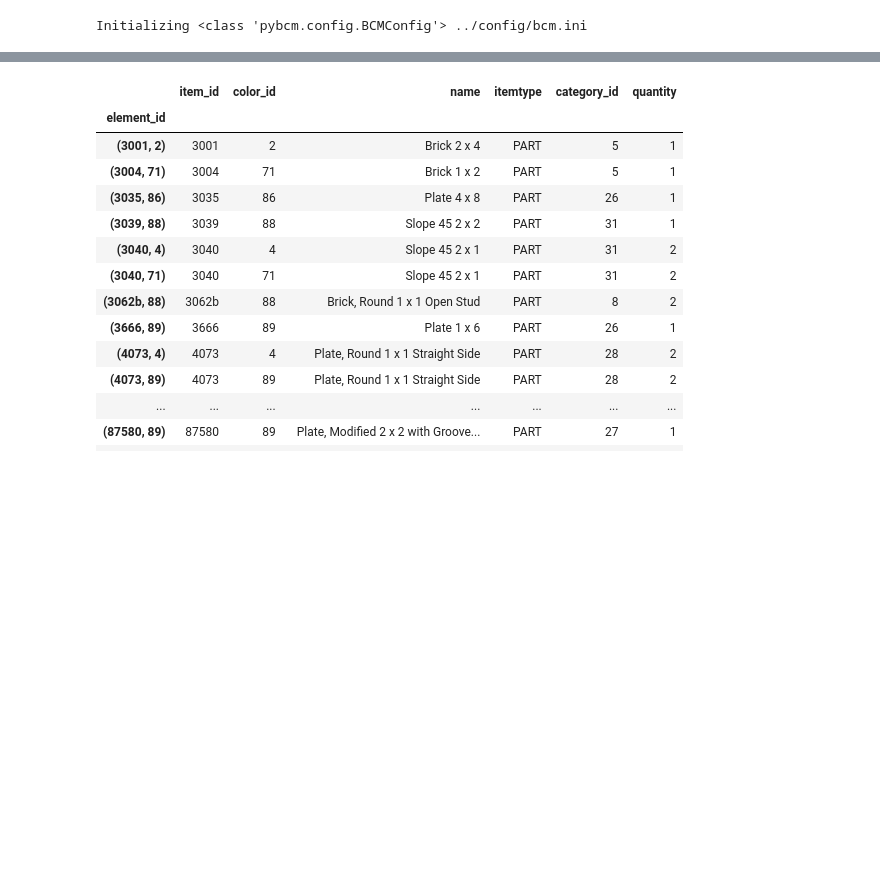
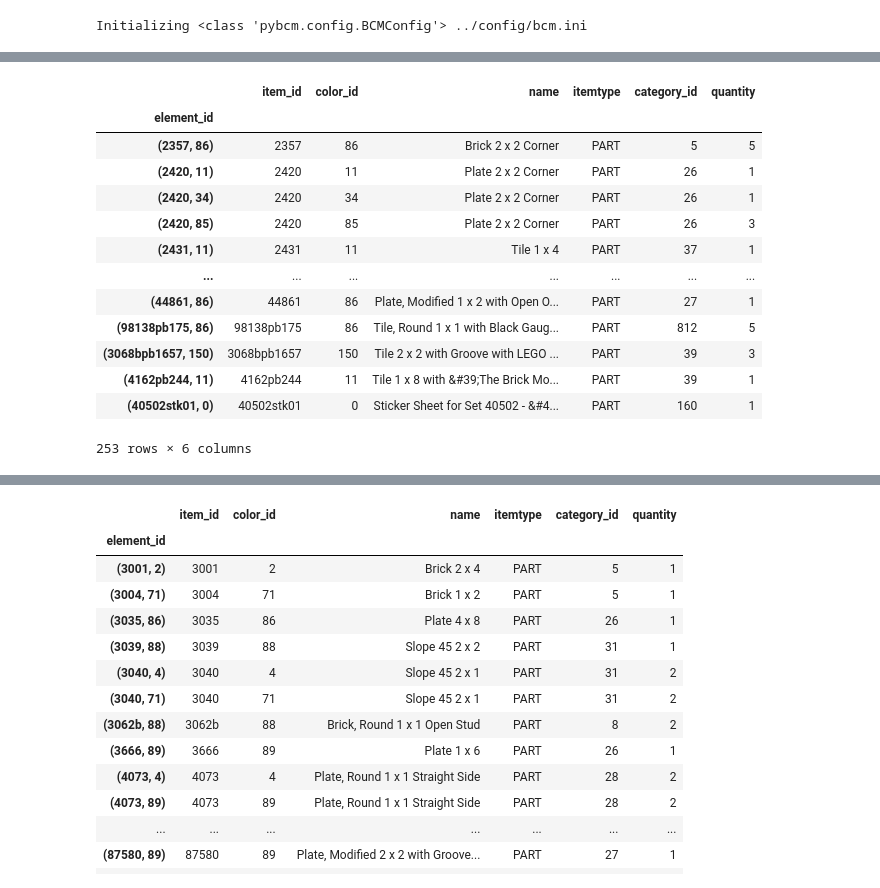
Before and after one commit to Geekly/pybcm, a Jupyter notebook: notebooks/tryPybcm.ipynb, the cells around one changed output, grey strips where cells are left out. Cells and saved outputs as stored; diff of their text form; code cells hidden in the pictures; blank space fills up the shorter version.

```diff
--- a/notebooks/tryPybcm.ipynb
+++ b/notebooks/tryPybcm.ipynb
@@ -30,0 +59,18 @@ from pybcm.legoutils import legoColors
+# %%
+press = bd.get_set_inventory('40502-1')
+press
+# %% [output]
+|  | item_id | color_id | name | itemtype | category_id | quantity |
+| element_id |  |  |  |  |  |  |
+| (2357, 86) | 2357 | 86 | Brick 2 x 2 Corner | PART | 5 | 5 |
+| (2420, 11) | 2420 | 11 | Plate 2 x 2 Corner | PART | 26 | 1 |
+| (2420, 34) | 2420 | 34 | Plate 2 x 2 Corner | PART | 26 | 1 |
+| (2420, 85) | 2420 | 85 | Plate 2 x 2 Corner | PART | 26 | 3 |
+| (2431, 11) | 2431 | 11 | Tile 1 x 4 | PART | 37 | 1 |
+| ... | ... | ... | ... | ... | ... | ... |
+| (44861, 86) | 44861 | 86 | Plate, Modified 1 x 2 with Open O... | PART | 27 | 1 |
+| (98138pb175, 86) | 98138pb175 | 86 | Tile, Round 1 x 1 with Black Gaug... | PART | 812 | 5 |
+| (3068bpb1657, 150) | 3068bpb1657 | 150 | Tile 2 x 2 with Groove with LEGO ... | PART | 39 | 3 |
+| (4162pb244, 11) | 4162pb244 | 11 | Tile 1 x 8 with &#39;The Brick Mo... | PART | 39 | 1 |
+| (40502stk01, 0) | 40502stk01 | 0 | Sticker Sheet for Set 40502 - &#4... | PART | 160 | 1 |
+253 rows × 6 columns
```
Also changed, not shown: parts of 31 cells of this notebook, 18 other files.
